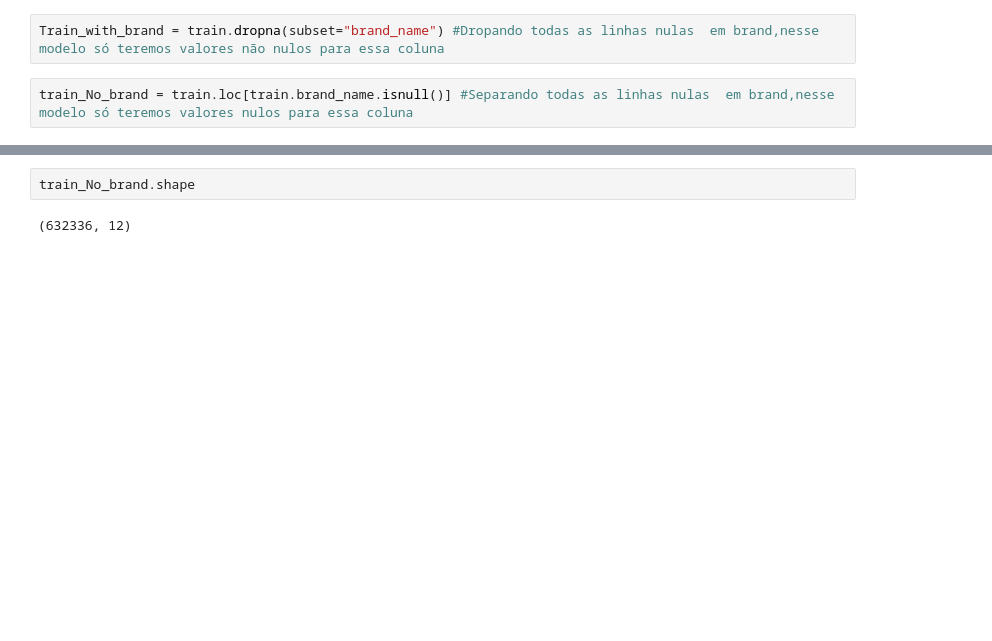
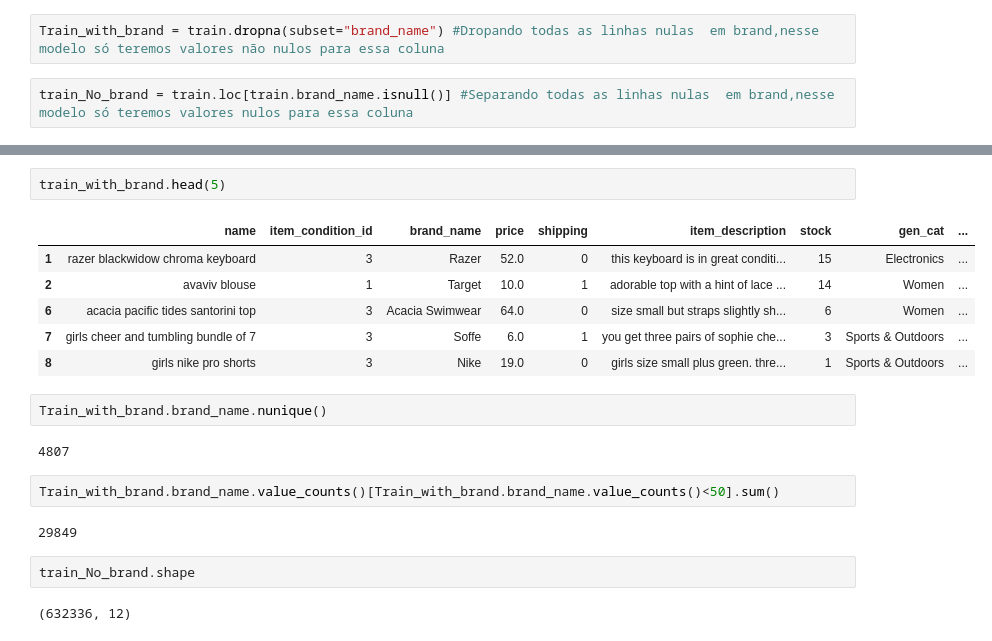
Before and after one commit to anachavesv8/Bootcamp_Blue, a Jupyter notebook: Hipotese1.ipynb, the cells around one changed output, grey strips where cells are left out. Saved outputs shown, nothing was run; the diff lists cells and outputs as text; blank space fills up the shorter version.

```diff
--- a/Hipotese1.ipynb
+++ b/Hipotese1.ipynb
@@ -73,5 +75,22 @@ Train_with_brand.shape
 # %% [output]
 (849325, 12)
+# %%
+train_with_brand.head(5)
+# %% [output]
+|  | name | item_condition_id | brand_name | price | shipping | item_description | stock | gen_cat | ... |
+| 1 | razer blackwidow chroma keyboard | 3 | Razer | 52.0 | 0 | this keyboard is in great conditi... | 15 | Electronics | ... |
+| 2 | avaviv blouse | 1 | Target | 10.0 | 1 | adorable top with a hint of lace ... | 14 | Women | ... |
+| 6 | acacia pacific tides santorini top | 3 | Acacia Swimwear | 64.0 | 0 | size small but straps slightly sh... | 6 | Women | ... |
+| 7 | girls cheer and tumbling bundle of 7 | 3 | Soffe | 6.0 | 1 | you get three pairs of sophie che... | 3 | Sports & Outdoors | ... |
+| 8 | girls nike pro shorts | 3 | Nike | 19.0 | 0 | girls size small plus green. thre... | 1 | Sports & Outdoors | ... |
+# %%
+Train_with_brand.brand_name.nunique()
+# %% [output]
+4807
+# %%
+Train_with_brand.brand_name.value_counts()[Train_with_brand.brand_name.value_counts()<50].sum()
+# %% [output]
+29849
 # %%
 train_No_brand.shape
 # %% [output]
```
Also changed, not shown: parts of 11 cells of this notebook.
